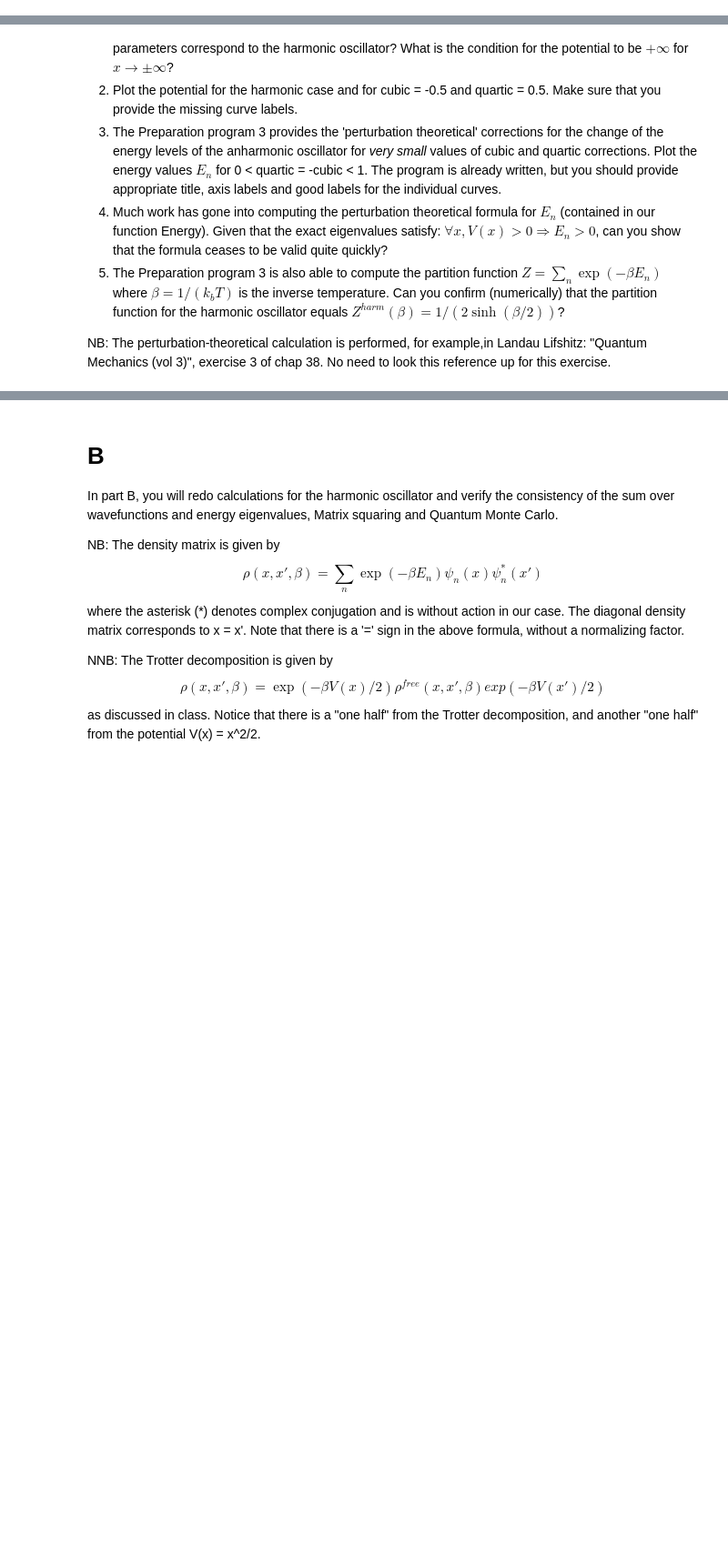
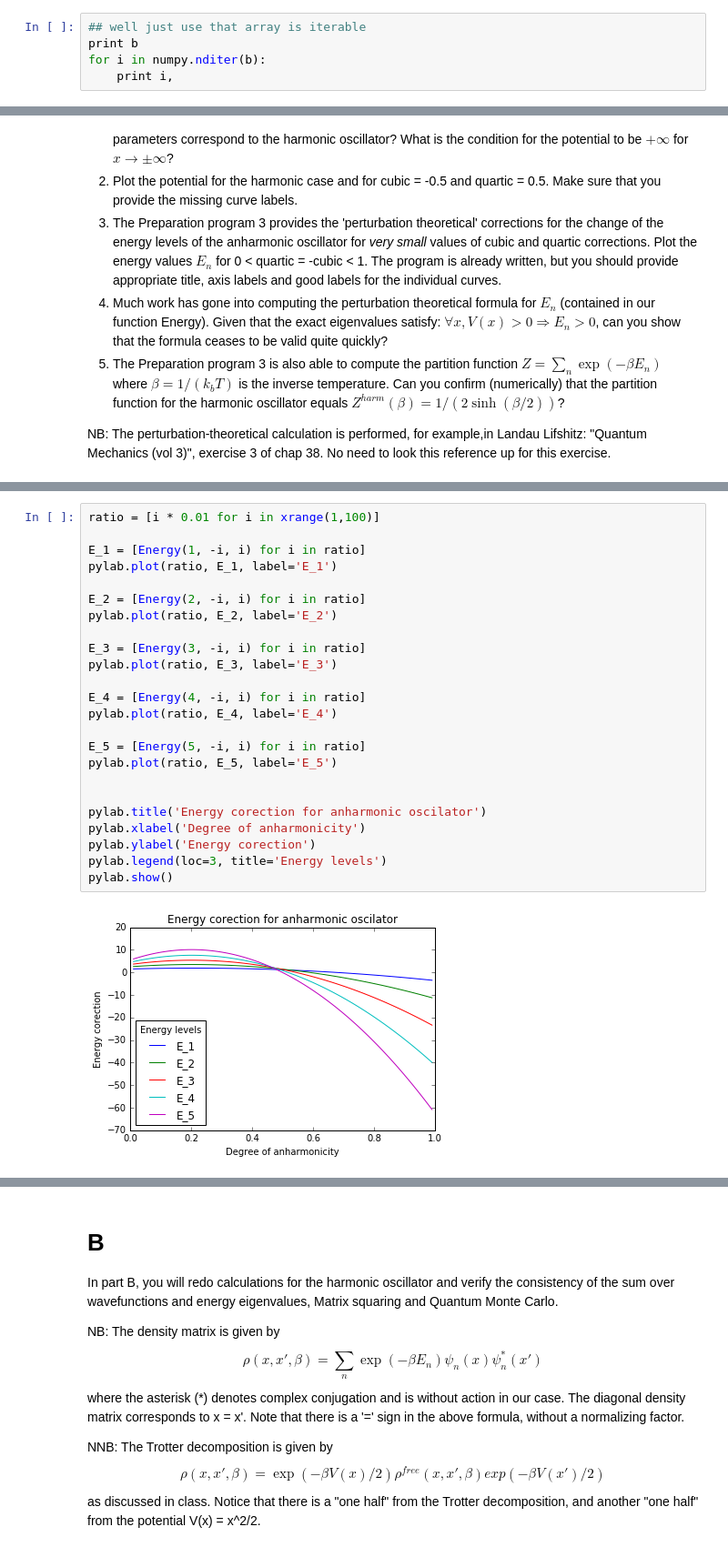
Before and after one commit to MirekJ/mirekJ_7110_v2, a Jupyter notebook: Homework/HW5.ipynb, the cells around one changed output, grey strips where cells are left out. Shown: that part at 91% size. Cells and saved outputs as stored; diff of their text form; blank space fills up the shorter version.

```diff
--- a/Homework/HW5.ipynb
+++ b/Homework/HW5.ipynb
@@ -98,0 +127,5 @@ with elements a_00 = 1, a_10 = 4, a_01 = 2, a_11 = 5, a_02 = 3, a_12 = 6?
+# %%
+## well just use that array is iterable
+print b
+for i in numpy.nditer(b):
+    print i,
@@ -130,0 +221,26 @@ Mechanics (vol 3)", exercise 3 of chap 38. No need to look this reference up for
+# %%
+ratio = [i * 0.01 for i in xrange(1,100)]
+
+E_1 = [Energy(1, -i, i) for i in ratio]
+pylab.plot(ratio, E_1, label='E_1')
+
+E_2 = [Energy(2, -i, i) for i in ratio]
+pylab.plot(ratio, E_2, label='E_2')
+
+E_3 = [Energy(3, -i, i) for i in ratio]
+pylab.plot(ratio, E_3, label='E_3')
+
+E_4 = [Energy(4, -i, i) for i in ratio]
+pylab.plot(ratio, E_4, label='E_4')
+
+E_5 = [Energy(5, -i, i) for i in ratio]
+pylab.plot(ratio, E_5, label='E_5')
+
+
+pylab.title('Energy corection for anharmonic oscilator')
+pylab.xlabel('Degree of anharmonicity')
+pylab.ylabel('Energy corection')
+pylab.legend(loc=3, title='Energy levels')
+pylab.show()
+# %% [output]
+[figure, added]
```
Also changed, not shown: parts of 22 cells of this notebook.
